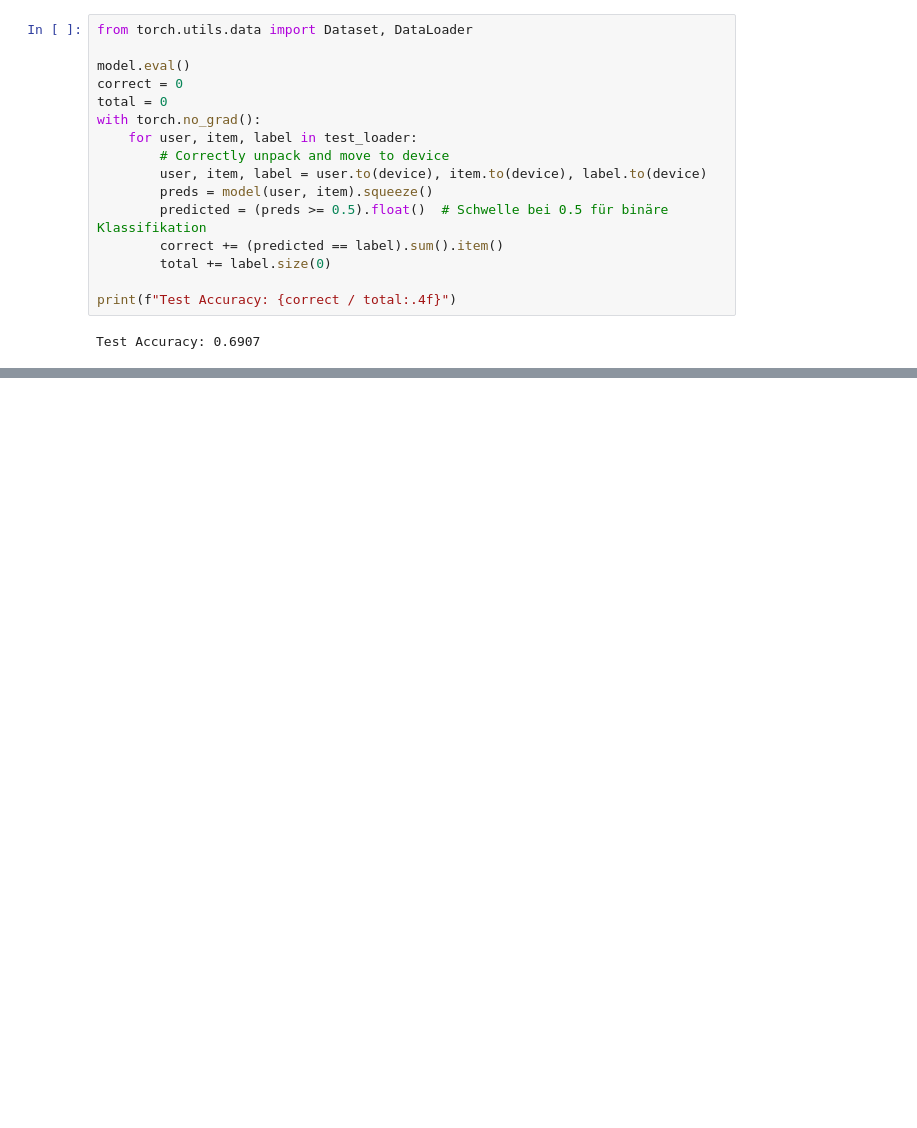
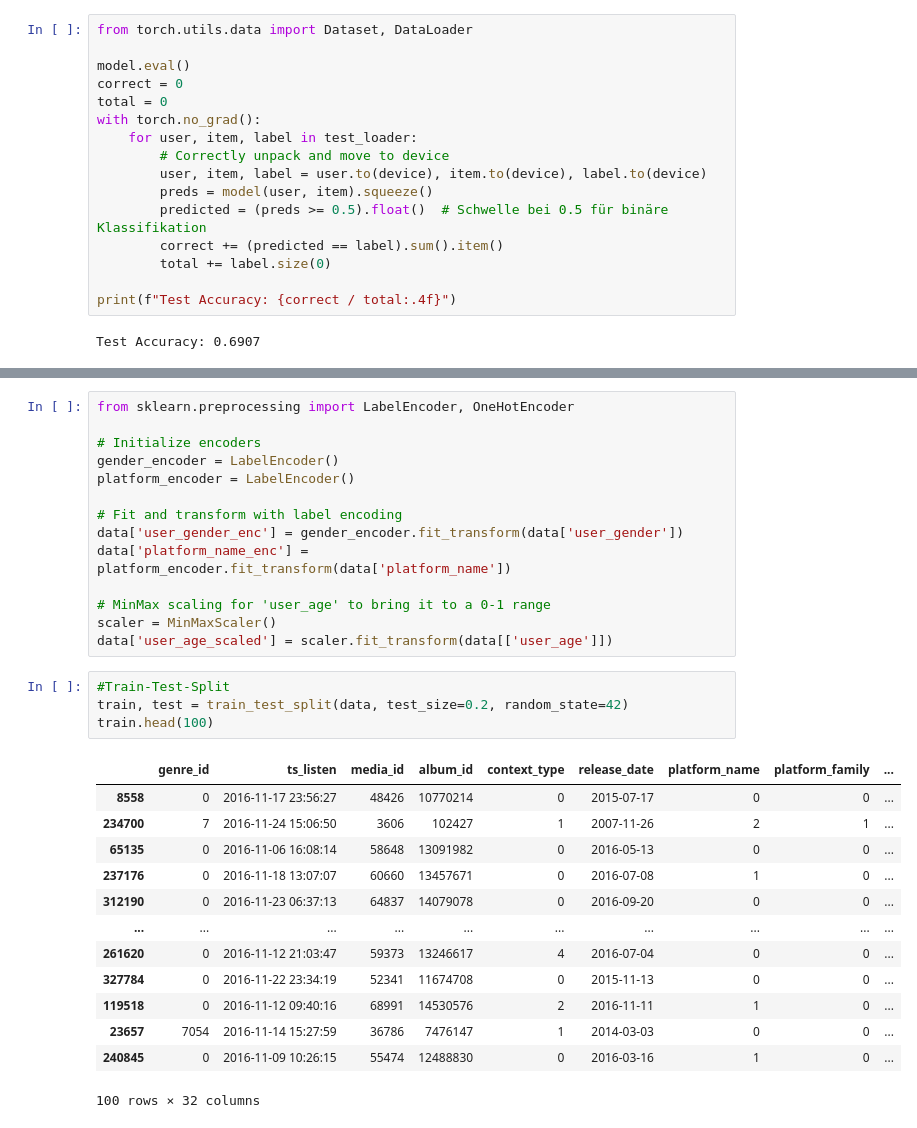
Before and after one commit to lucarenz1997/recommender_systems, a Jupyter notebook: Hybrid-NCF.ipynb, the cells around one changed output, grey strips where cells are left out. Drawn from its saved outputs; the diff is of its cells as text; blank space fills up the shorter version.

```diff
--- a/Hybrid-NCF.ipynb
+++ b/Hybrid-NCF.ipynb
@@ -182,0 +210,32 @@ Test Accuracy: 0.6907
+# %%
+from sklearn.preprocessing import LabelEncoder, OneHotEncoder
+
+# Initialize encoders
+gender_encoder = LabelEncoder()
+platform_encoder = LabelEncoder()
+
+# Fit and transform with label encoding
+data['user_gender_enc'] = gender_encoder.fit_transform(data['user_gender'])
+data['platform_name_enc'] = platform_encoder.fit_transform(data['platform_name'])
+
+# MinMax scaling for 'user_age' to bring it to a 0-1 range
+scaler = MinMaxScaler()
+data['user_age_scaled'] = scaler.fit_transform(data[['user_age']])
+# %%
+#Train-Test-Split
+train, test = train_test_split(data, test_size=0.2, random_state=42)
+train.head(100)
+# %% [output]
+|  | genre_id | ts_listen | media_id | album_id | context_type | release_date | platform_name | platform_family | ... |
+| 8558 | 0 | 2016-11-17 23:56:27 | 48426 | 10770214 | 0 | 2015-07-17 | 0 | 0 | ... |
+| 234700 | 7 | 2016-11-24 15:06:50 | 3606 | 102427 | 1 | 2007-11-26 | 2 | 1 | ... |
+| 65135 | 0 | 2016-11-06 16:08:14 | 58648 | 13091982 | 0 | 2016-05-13 | 0 | 0 | ... |
+| 237176 | 0 | 2016-11-18 13:07:07 | 60660 | 13457671 | 0 | 2016-07-08 | 1 | 0 | ... |
+| 312190 | 0 | 2016-11-23 06:37:13 | 64837 | 14079078 | 0 | 2016-09-20 | 0 | 0 | ... |
+| ... | ... | ... | ... | ... | ... | ... | ... | ... | ... |
+| 261620 | 0 | 2016-11-12 21:03:47 | 59373 | 13246617 | 4 | 2016-07-04 | 0 | 0 | ... |
+| 327784 | 0 | 2016-11-22 23:34:19 | 52341 | 11674708 | 0 | 2015-11-13 | 0 | 0 | ... |
+| 119518 | 0 | 2016-11-12 09:40:16 | 68991 | 14530576 | 2 | 2016-11-11 | 1 | 0 | ... |
+| 23657 | 7054 | 2016-11-14 15:27:59 | 36786 | 7476147 | 1 | 2014-03-03 | 0 | 0 | ... |
+| 240845 | 0 | 2016-11-09 10:26:15 | 55474 | 12488830 | 0 | 2016-03-16 | 1 | 0 | ... |
+100 rows × 32 columns
```
Also changed, not shown: parts of 8 cells of this notebook.
